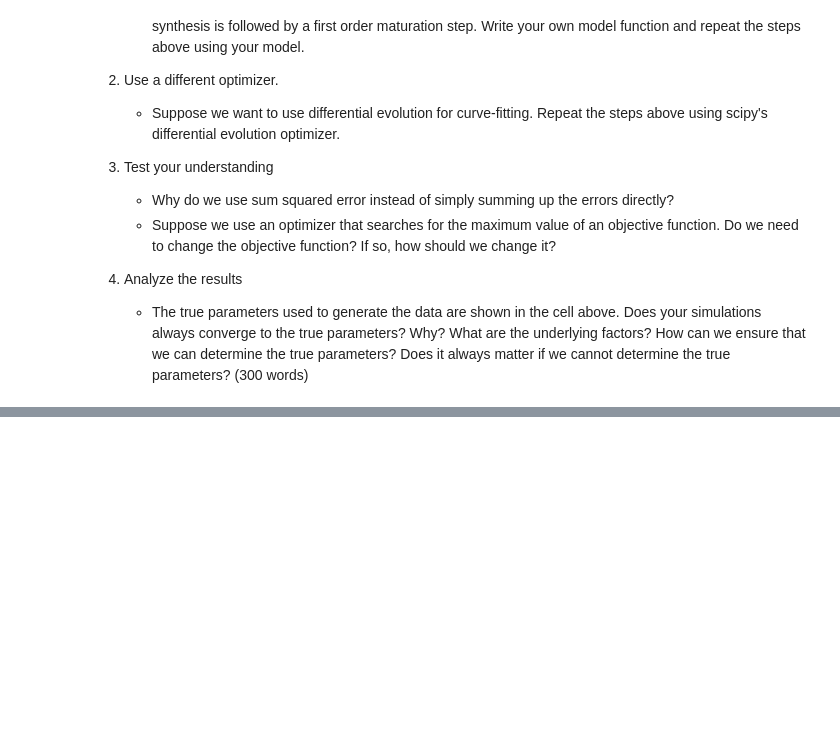
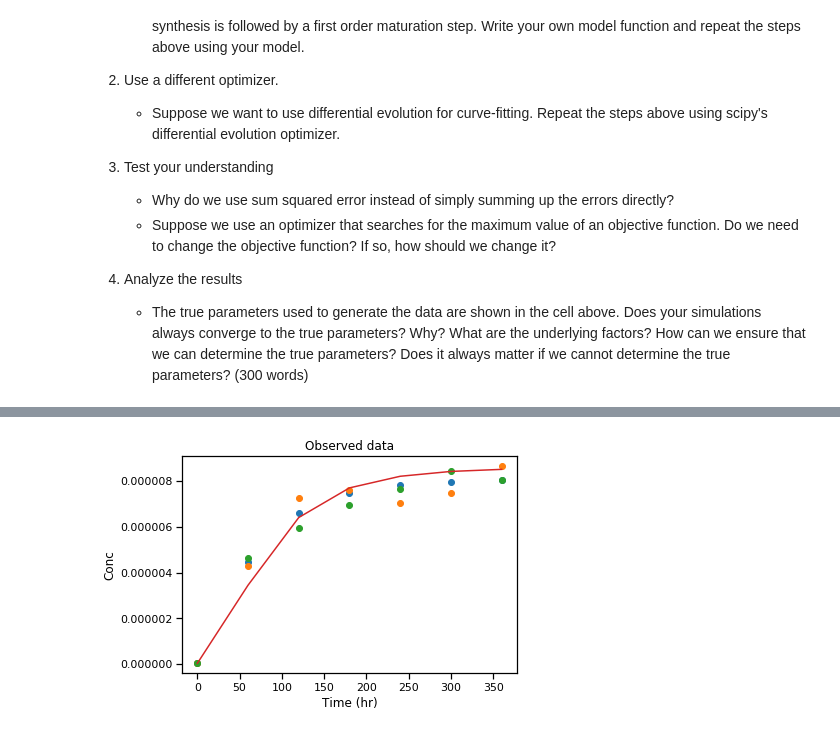
Before and after one commit to wilbertloh/Resources, a Jupyter notebook: Introduction to Curve-Fitting.ipynb, the cells around one changed output, grey strips where cells are left out. Cells and saved outputs as stored; diff of their text form; code cells hidden in the pictures; blank space fills up the shorter version.

```diff
--- a/Introduction to Curve-Fitting.ipynb
+++ b/Introduction to Curve-Fitting.ipynb
@@ -238,0 +280,71 @@ differential_evolution step 69: f(x)= 2.62532e-12
+# %%
+# Question 1b:
+def model_doubleEqn_Kmat(y, t, ind, params):
+    mRNA  = y[0]
+    prot  = y[1]
+    protm = y[2]
+
+    inducer = ind
+    synm    = params[0]
+    k_ind   = params[1]
+    degm    = params[2]
+    synp    = params[3]
+    kmature = params[4]
+    mu      = params[5]
+
+    dmRNA = synm*(inducer)/(inducer+k_ind)-degm*mRNA
+    dprot = synp*mRNA - kmature*prot
+    dprotm = kmature*prot - mu*protm
+
+    return np.array([dmRNA, dprot, dprotm])
+
+values1  = {'synm'   : 2e-5,
+            'k_ind'   : 12,
+            'degm'    : 0.2,
+            'synp'    : 0.01,
+            'kmature' : 0.05,
+            'mu'      : 0.015
+          }
+
+params     = list(values1.values())
+
+y_init  = [0, 0, 2.5e-8]
+
+inducer = 1
+
+def get_SSE(tspan, y_data, inducer, params):
+    model_data = odeint(model_doubleEqn_Kmat, y_init, tspan, args=tuple([inducer, params]))
+    y_model    = model_data[:,2]
+
+    SSE = 0
+    for column in y_data:
+        SSE += np.sum((y_data[column]-y_model)**2)
+
+    return SSE
+
+
+def objective_function_wrapper(tspan, y_data, inducer):
+    def helper(params):
+        return get_SSE(tspan, y_data, inducer, params)
+    return helper
+
+#This function now takes in the params as the sole argument and returns the SSE.
+objective_function = objective_function_wrapper(tspan, y_data, inducer)
+
+
+#Run optimizer.
+result = basinhopping(objective_function, x0=params, niter=200, disp=True,
+                      take_step=take_step)
+best_params = list(result.x)
+print('Best optimized params:', result.x)
+
+
+model_data = odeint(model_doubleEqn_Kmat, y_init, tspan, args=tuple([inducer, best_params]))
+y_model    = model_data[:,2]
+
+figQ1b = plt.figure()
+axQ1b  = figQ1b.add_subplot(1,1,1)
+axQ1b.plot(tspan, y_data,'o')
+axQ1b.plot(tspan, y_model)
+setting = axQ1b.set(title='Observed data', xlabel='Time (hr)', ylabel='Conc')
+# %% [output]
@@ -239 +368,2 @@ differential_evolution step 69: f(x)= 2.62532e-12
+[figure, added]
 # %%
```
Also changed, not shown: parts of 18 cells of this notebook.
